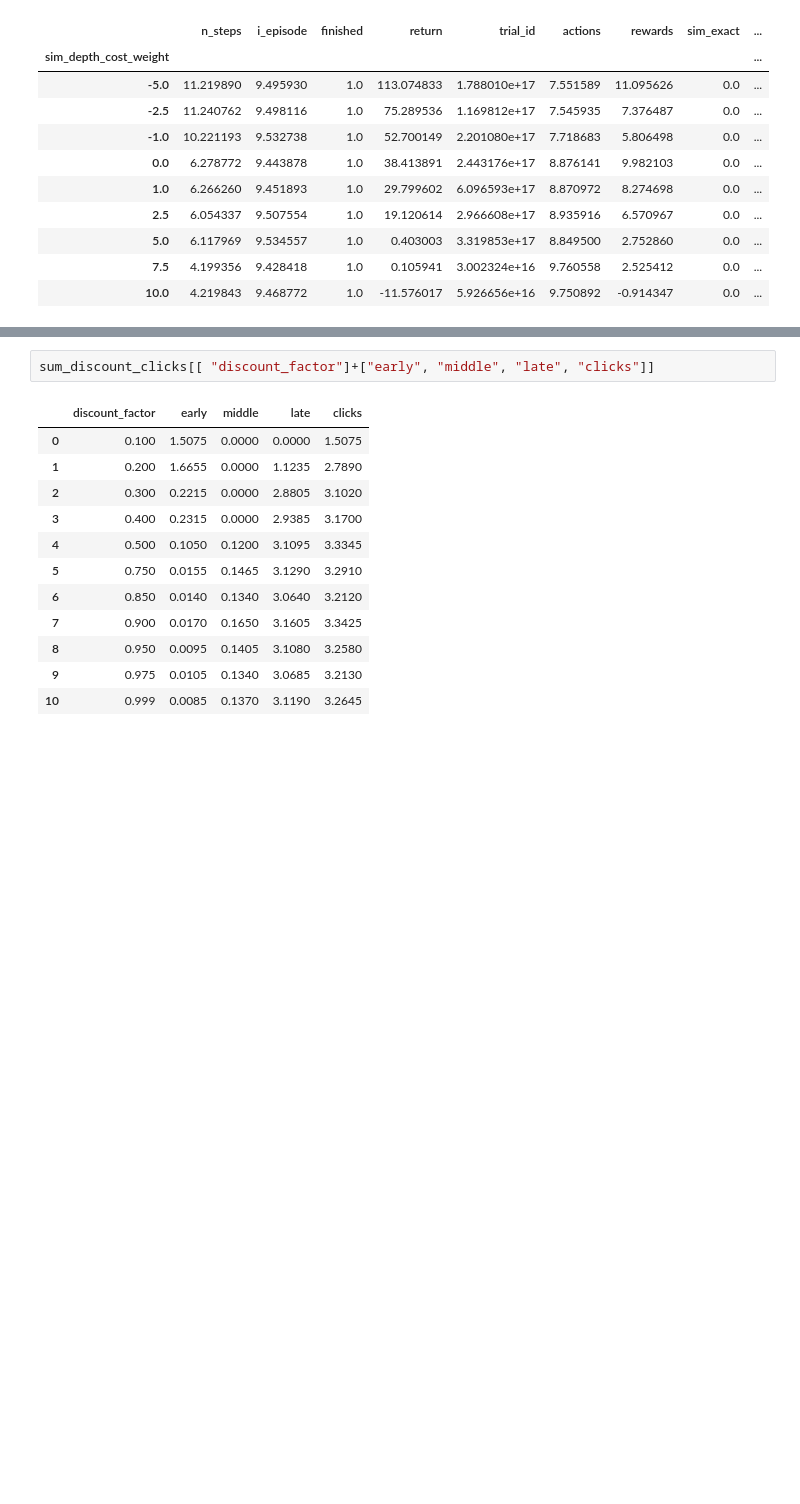
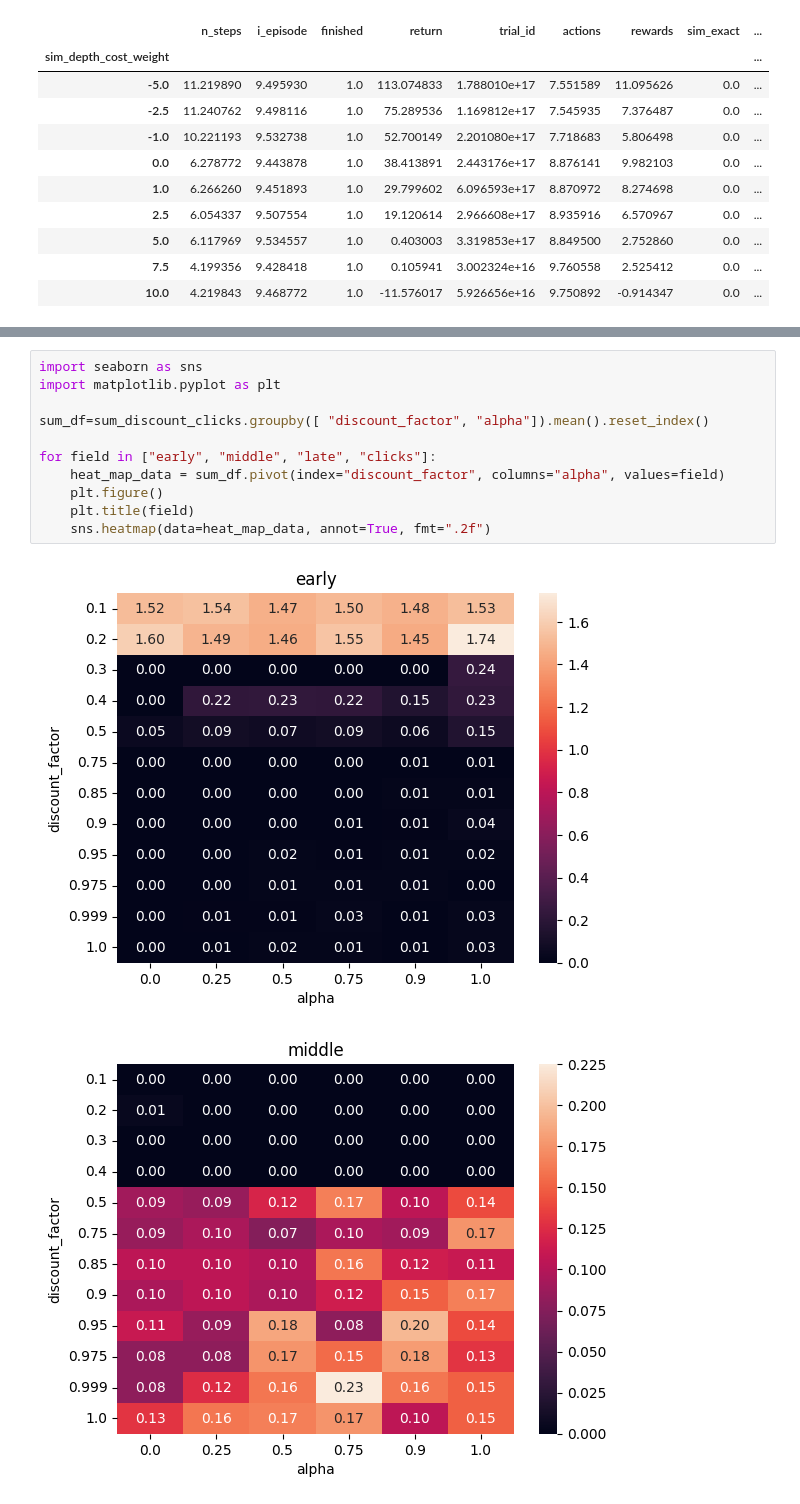
Before and after one commit to RationalityEnhancementGroup/planning-depth-differences, a Jupyter notebook: analysis/methods/static/Discount factor analysis.ipynb, the cells around one changed output, grey strips where cells are left out. Cells and saved outputs as stored; diff of their text form; blank space fills up the shorter version.

```diff
--- a/analysis/methods/static/Discount factor analysis.ipynb
+++ b/analysis/methods/static/Discount factor analysis.ipynb
@@ -497,15 +435,14 @@ sum_depth_clicks[[ "sim_depth_cost_weight"]+["early", "middle", "late", "clicks"
 # %%
-sum_discount_clicks[[ "discount_factor"]+["early", "middle", "late", "clicks"]]
+import seaborn as sns
+import matplotlib.pyplot as plt
+
+sum_df=sum_discount_clicks.groupby([ "discount_factor", "alpha"]).mean().reset_index()
+
+for field in ["early", "middle", "late", "clicks"]:
+    heat_map_data = sum_df.pivot(index="discount_factor", columns="alpha", values=field)
+    plt.figure()
+    plt.title(field)
+    sns.heatmap(data=heat_map_data, annot=True, fmt=".2f")
 # %% [output]
-|  | discount_factor | early | middle | late | clicks |
-| 0 | 0.100 | 1.5075 | 0.0000 | 0.0000 | 1.5075 |
-| 1 | 0.200 | 1.6655 | 0.0000 | 1.1235 | 2.7890 |
-| 2 | 0.300 | 0.2215 | 0.0000 | 2.8805 | 3.1020 |
-| 3 | 0.400 | 0.2315 | 0.0000 | 2.9385 | 3.1700 |
-| 4 | 0.500 | 0.1050 | 0.1200 | 3.1095 | 3.3345 |
-| 5 | 0.750 | 0.0155 | 0.1465 | 3.1290 | 3.2910 |
-| 6 | 0.850 | 0.0140 | 0.1340 | 3.0640 | 3.2120 |
-| 7 | 0.900 | 0.0170 | 0.1650 | 3.1605 | 3.3425 |
-| 8 | 0.950 | 0.0095 | 0.1405 | 3.1080 | 3.2580 |
-| 9 | 0.975 | 0.0105 | 0.1340 | 3.0685 | 3.2130 |
-| 10 | 0.999 | 0.0085 | 0.1370 | 3.1190 | 3.2645 |
+[figure, added]
+[figure, added]
```
Also changed, not shown: parts of 51 cells of this notebook, 12 other files.
